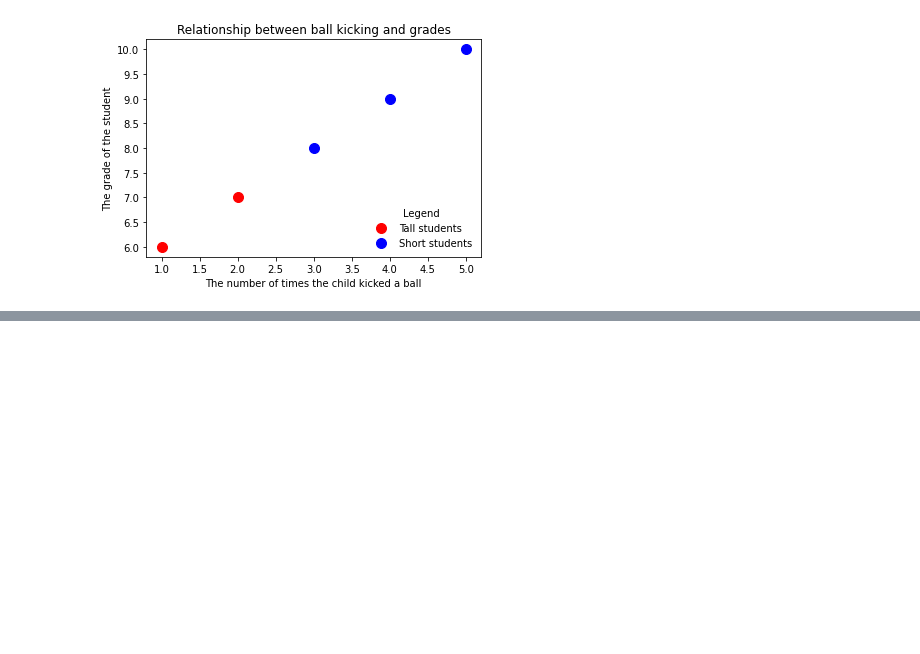
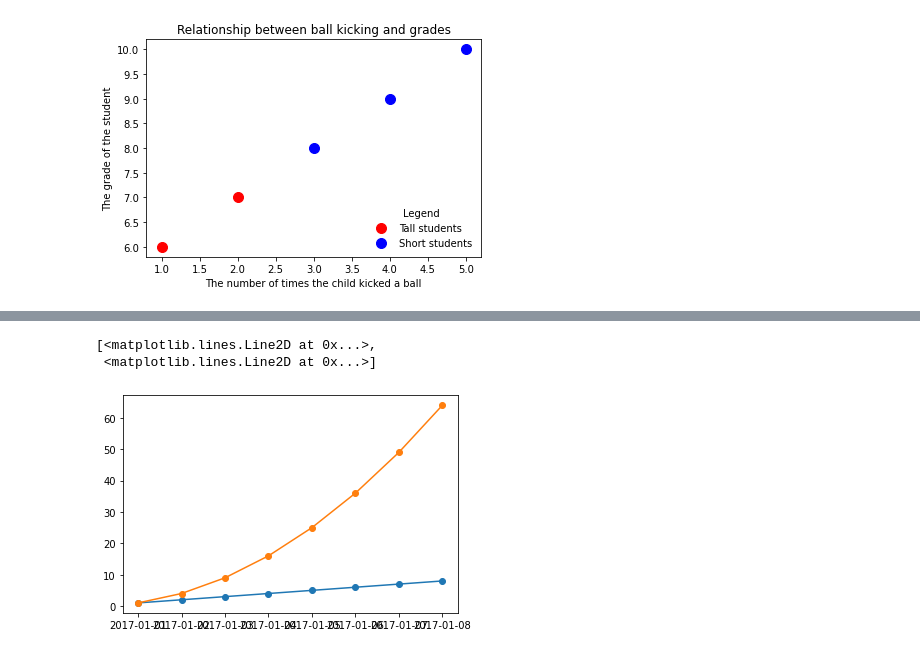
Before and after one commit to Gonza740/first_steps, a Jupyter notebook: Data Visualization/basicDataVisualization.ipynb, the cells around one changed output, grey strips where cells are left out. Drawn from its saved outputs; the diff is of its cells as text; code cells hidden in the pictures; blank space fills up the shorter version.

```diff
--- a/Data Visualization/basicDataVisualization.ipynb
+++ b/Data Visualization/basicDataVisualization.ipynb
@@ -151,0 +156,8 @@ plt.gca().get_children()
+# %%
+plt.figure()
+observation_dates = np.arange('2017-01-01', '2017-01-09', dtype = 'datetime64[D]')
+plt.plot(observation_dates, linear_data, '-o', observation_dates, exponential_data, '-o')
+# %% [output]
+[<matplotlib.lines.Line2D at 0x...>,
+ <matplotlib.lines.Line2D at 0x...>]
+[figure, added]
```
Also changed, not shown: parts of 31 cells of this notebook.
